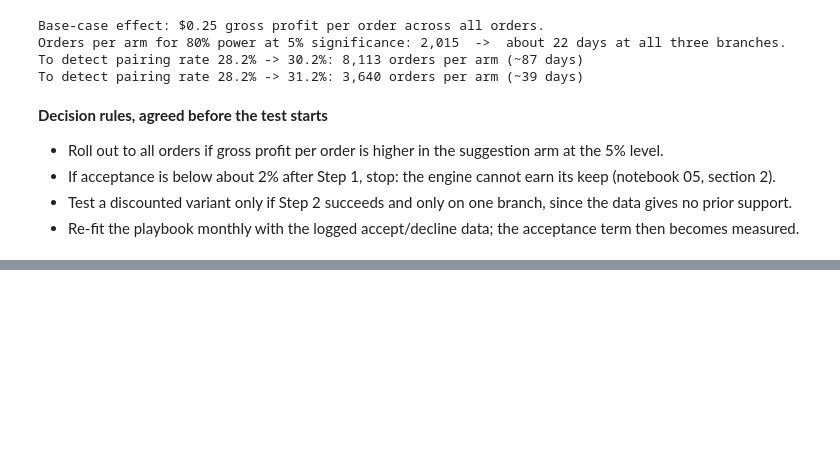
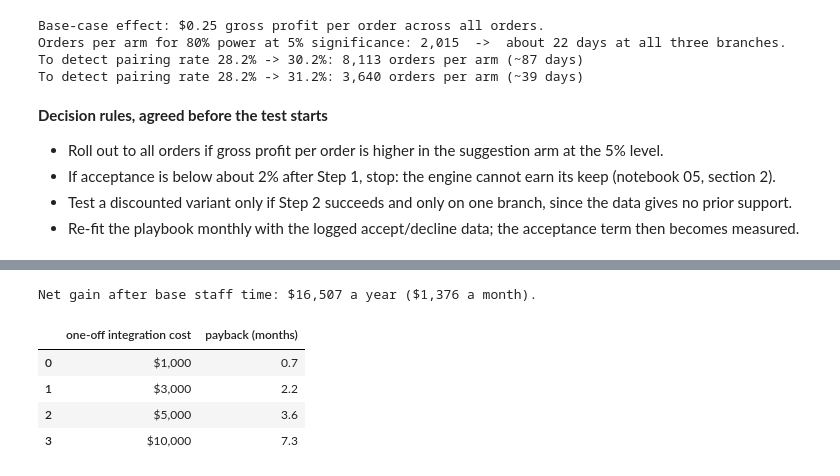
Before and after one commit to mouhammed-soumaille/EECE-490-Hackathon, a Jupyter notebook: notebooks/05_value_and_pilot.ipynb, the cells around one changed output, grey strips where cells are left out. Drawn from its saved outputs; the diff is of its cells as text; code cells hidden in the pictures; blank space fills up the shorter version.

```diff
--- a/notebooks/05_value_and_pilot.ipynb
+++ b/notebooks/05_value_and_pilot.ipynb
@@ -267,0 +302,14 @@ To detect pairing rate 28.2% -> 31.2%: 3,640 orders per arm (~39 days)
+# %%
+base_staff = staff_cost(sp.annual_offers, A["staff_seconds_per_suggestion"]["base"], A["staff_cost_per_hour_usd"]["base"])
+net = sp.annual_incremental_gp - base_staff
+pay = pd.DataFrame({"one-off integration cost": [1000, 3000, 5000, 10000]})
+pay["payback (months)"] = (pay["one-off integration cost"] / (net / 12)).round(1)
+print(f"Net gain after base staff time: ${net:,.0f} a year (${net/12:,.0f} a month).")
+pay.style.format({"one-off integration cost": "${:,.0f}", "payback (months)": "{:.1f}"})
+# %% [output]
+Net gain after base staff time: $16,507 a year ($1,376 a month).
+|  | one-off integration cost | payback (months) |
+| 0 | $1,000 | 0.7 |
+| 1 | $3,000 | 2.2 |
+| 2 | $5,000 | 3.6 |
+| 3 | $10,000 | 7.3 |
```
Also changed, not shown: parts of 9 cells of this notebook, 13 other files.
